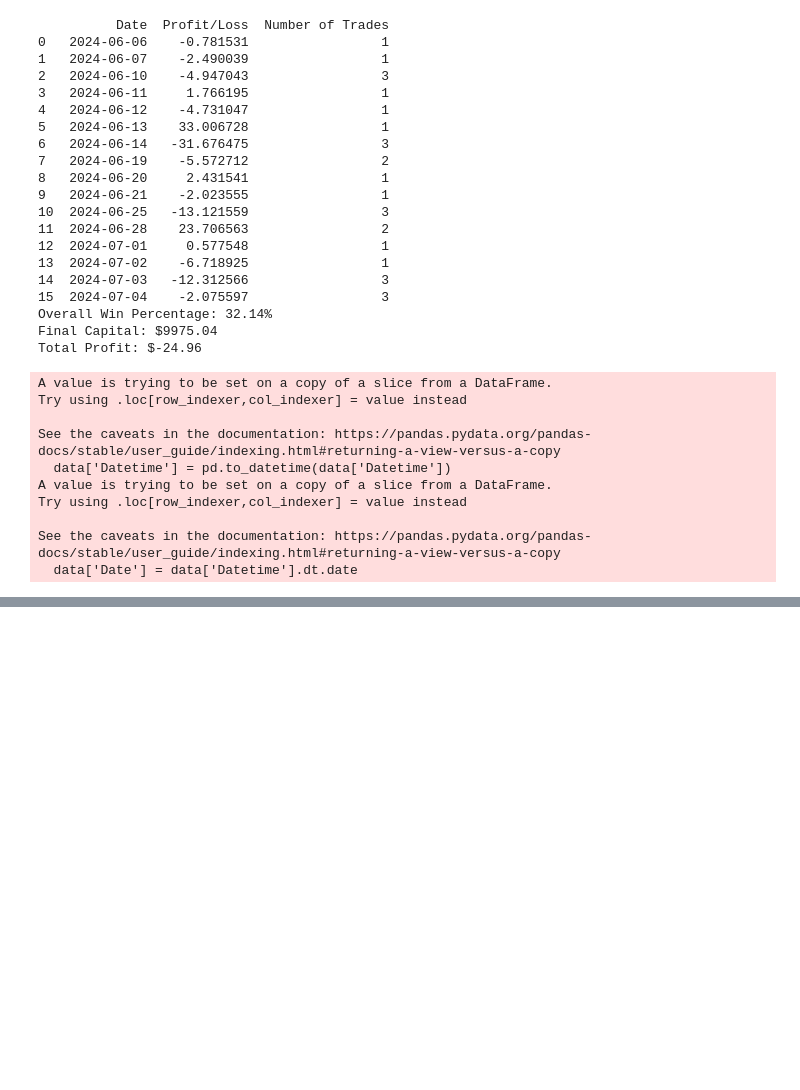
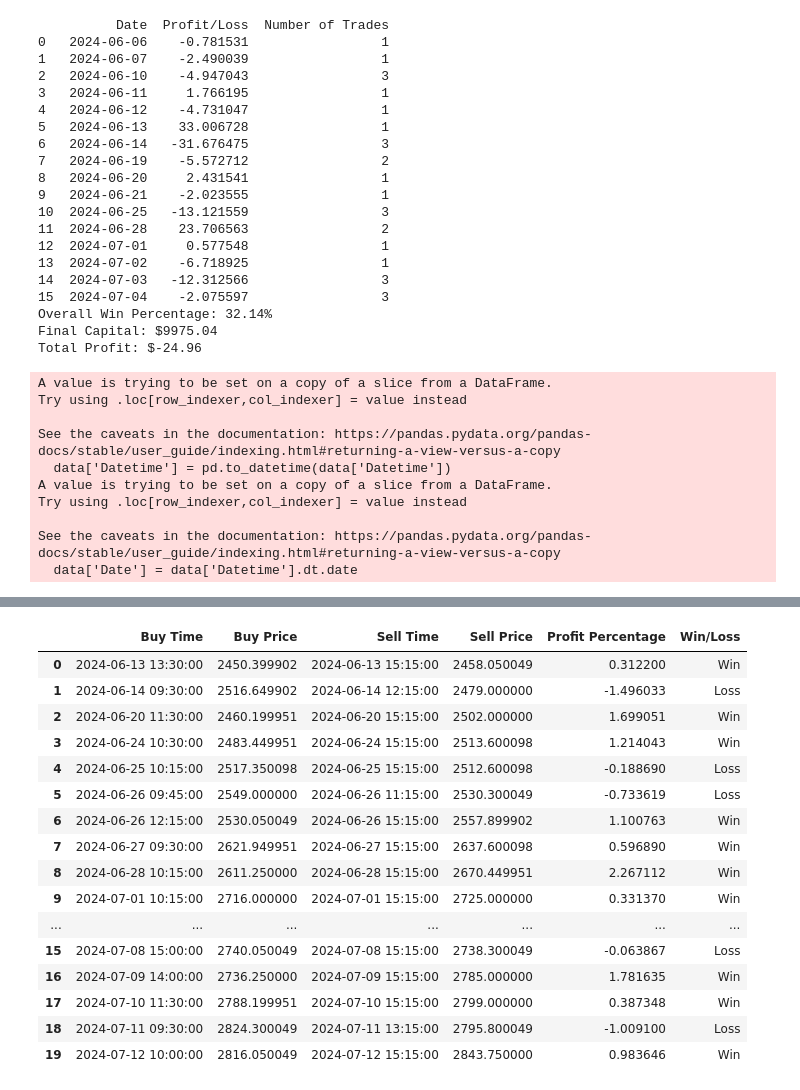
Before and after one commit to shashi29/Trading-Bot-BTC, a Jupyter notebook: check_results.ipynb, the cells around one changed output, grey strips where cells are left out. Drawn from its saved outputs; the diff is of its cells as text; code cells hidden in the pictures; blank space fills up the shorter version.

```diff
--- a/check_results.ipynb
+++ b/check_results.ipynb
@@ -678,0 +771,79 @@ See the caveats in the documentation: https://pandas.pydata.org/pandas-docs/stab
+# %%
+import pandas as pd
+
+df_ripple = pd.read_excel("/workspaces/Trading-Bot-BTC/report/GRASIM.NS_report.xlsx", sheet_name="Ripple")
+df_wave = pd.read_excel("/workspaces/Trading-Bot-BTC/report/GRASIM.NS_report.xlsx", sheet_name="Wave")
+# %%
+# Convert 'Datetime' to datetime objects
+df_ripple['Datetime'] = pd.to_datetime(df_ripple['Datetime'])
+df_wave['Datetime'] = pd.to_datetime(df_wave['Datetime'])
+
+# Initialize variables
+position = 0
+buy_price = 0
+trade_log = []
+
+# Iterate through Ripple data to find buy signals
+for index, row in df_ripple.iterrows():
+    if row['HA_Type'] == 'Solid Green' and row['Ripple_Status'] and position == 0:
+        # Buy condition met
+        buy_price = row['Close']
+        buy_time = row['Datetime']
+        position = 1
+
+    if position:
+        # Check for sell condition in Wave data
+        wave_data = df_wave[(df_wave['Datetime'] == row['Datetime']) & (df_wave['HA_Type'] == 'Solid Red')]
+        if not wave_data.empty:
+            sell_price = row['Close']
+            sell_time = row['Datetime']
+            profit_percentage = ((sell_price - buy_price) / buy_price) * 100
+            win_loss = 'Win' if profit_percentage > 0 else 'Loss'
+            trade_log.append({
+                'Buy Time': buy_time,
+                'Buy Price': buy_price,
+                'Sell Time': sell_time,
+                'Sell Price': sell_price,
+                'Profit Percentage': profit_percentage,
+                'Win/Loss': win_loss
+            })
+            position = 0
+
+            # Check if it's the last time frame of the day
+    if row['Datetime'].time() == pd.Timestamp('15:15:00').time() and position == 1:
+        sell_price = row['Close']
+        sell_time = row['Datetime']
+        profit_percentage = ((sell_price - buy_price) / buy_price) * 100
+        win_loss = 'Win' if profit_percentage > 0 else 'Loss'
+        trade_log.append({
+            'Buy Time': buy_time,
+            'Buy Price': buy_price,
+            'Sell Time': sell_time,
+            'Sell Price': sell_price,
+            'Profit Percentage': profit_percentage,
+            'Win/Loss': win_loss
+        })
+        position = 0
+
+# Convert trade_log to DataFrame
+df_trades = pd.DataFrame(trade_log)
+# Print trade log
+df_trades
+# %% [output]
+|  | Buy Time | Buy Price | Sell Time | Sell Price | Profit Percentage | Win/Loss |
+| 0 | 2024-06-13 13:30:00 | 2450.399902 | 2024-06-13 15:15:00 | 2458.050049 | 0.312200 | Win |
+| 1 | 2024-06-14 09:30:00 | 2516.649902 | 2024-06-14 12:15:00 | 2479.000000 | -1.496033 | Loss |
+| 2 | 2024-06-20 11:30:00 | 2460.199951 | 2024-06-20 15:15:00 | 2502.000000 | 1.699051 | Win |
+| 3 | 2024-06-24 10:30:00 | 2483.449951 | 2024-06-24 15:15:00 | 2513.600098 | 1.214043 | Win |
+| 4 | 2024-06-25 10:15:00 | 2517.350098 | 2024-06-25 15:15:00 | 2512.600098 | -0.188690 | Loss |
+| 5 | 2024-06-26 09:45:00 | 2549.000000 | 2024-06-26 11:15:00 | 2530.300049 | -0.733619 | Loss |
+| 6 | 2024-06-26 12:15:00 | 2530.050049 | 2024-06-26 15:15:00 | 2557.899902 | 1.100763 | Win |
+| 7 | 2024-06-27 09:30:00 | 2621.949951 | 2024-06-27 15:15:00 | 2637.600098 | 0.596890 | Win |
+| 8 | 2024-06-28 10:15:00 | 2611.250000 | 2024-06-28 15:15:00 | 2670.449951 | 2.267112 | Win |
+| 9 | 2024-07-01 10:15:00 | 2716.000000 | 2024-07-01 15:15:00 | 2725.000000 | 0.331370 | Win |
+| ... | ... | ... | ... | ... | ... | ... |
+| 15 | 2024-07-08 15:00:00 | 2740.050049 | 2024-07-08 15:15:00 | 2738.300049 | -0.063867 | Loss |
+| 16 | 2024-07-09 14:00:00 | 2736.250000 | 2024-07-09 15:15:00 | 2785.000000 | 1.781635 | Win |
+| 17 | 2024-07-10 11:30:00 | 2788.199951 | 2024-07-10 15:15:00 | 2799.000000 | 0.387348 | Win |
+| 18 | 2024-07-11 09:30:00 | 2824.300049 | 2024-07-11 13:15:00 | 2795.800049 | -1.009100 | Loss |
+| 19 | 2024-07-12 10:00:00 | 2816.050049 | 2024-07-12 15:15:00 | 2843.750000 | 0.983646 | Win |
```
Also changed, not shown: parts of 4 cells of this notebook, 6 other files.
